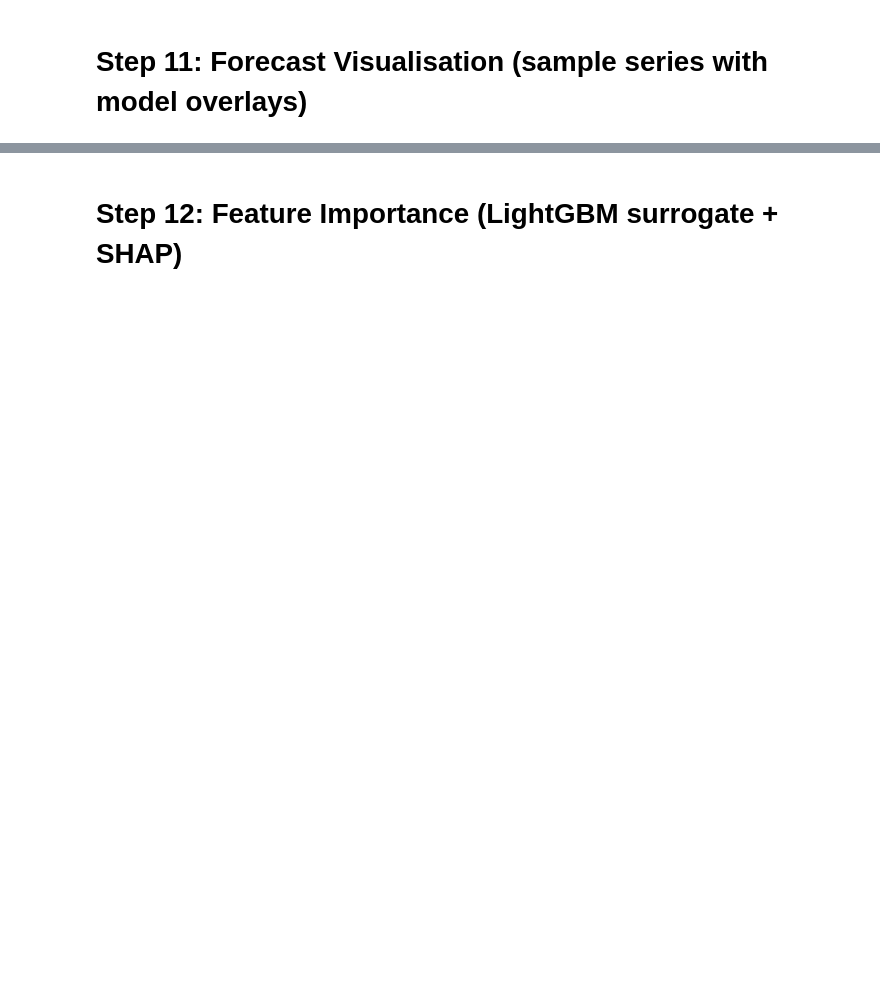
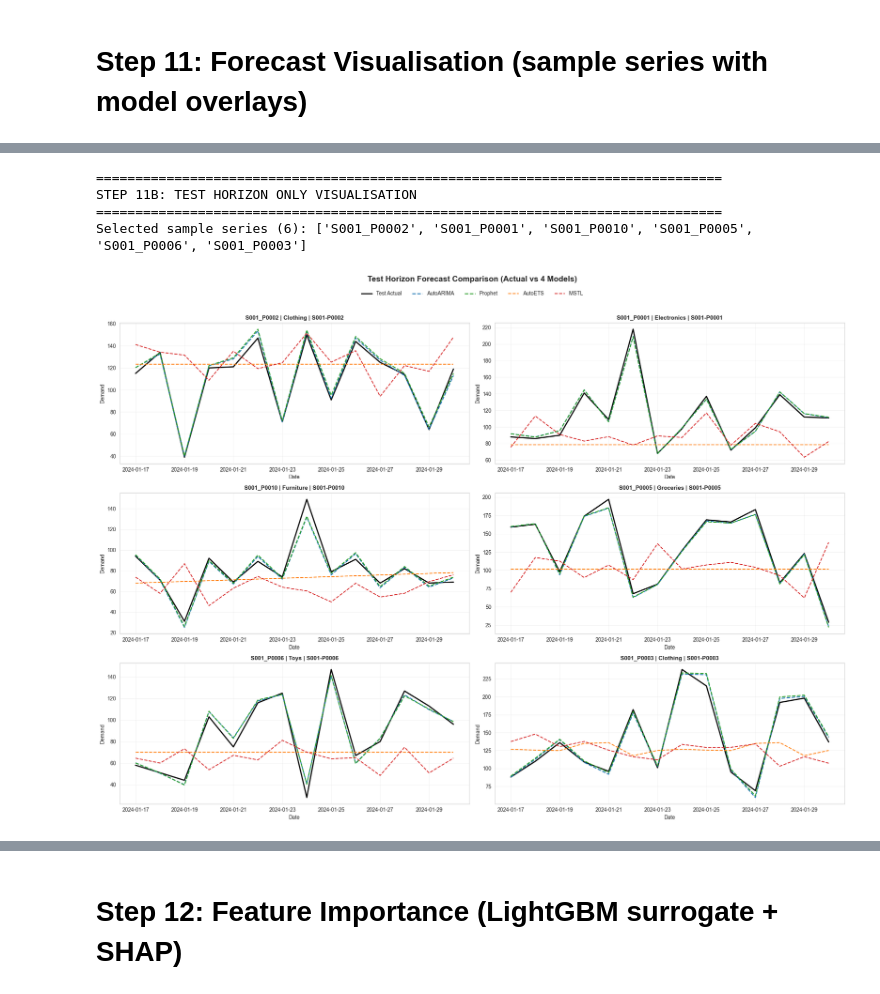
Before and after one commit to nilotpalc/kaggle_demand_forecasting, a Jupyter notebook: solutionfile.ipynb, the cells around one changed output, grey strips where cells are left out. Drawn from its saved outputs; the diff is of its cells as text; code cells hidden in the pictures; blank space fills up the shorter version.

```diff
--- a/solutionfile.ipynb
+++ b/solutionfile.ipynb
@@ -914,0 +948,73 @@ Sample forecast snapshot (first 12 rows):
+# %%
+print("=" * 80)
+print("STEP 11B: TEST HORIZON ONLY VISUALISATION")
+print("=" * 80)
+
+# Build metadata table for consistent series selection
+series_meta = (
+    df[['unique_id', 'Category', 'Store ID', 'Product ID']]
+    .drop_duplicates(subset=['unique_id'])
+    .sort_values(['Category', 'Store ID', 'Product ID'])
+    .reset_index(drop=True)
+)
+
+# Select up to 6 representative series: one per category first, then fill remaining slots
+sample_series_ids = []
+for cat in sorted(series_meta['Category'].unique()):
+    first_uid = series_meta.loc[series_meta['Category'] == cat, 'unique_id'].iloc[0]
+    sample_series_ids.append(first_uid)
+
+if len(sample_series_ids) < 6:
+    remaining = [uid for uid in series_meta['unique_id'].tolist() if uid not in sample_series_ids]
+    sample_series_ids.extend(remaining[: (6 - len(sample_series_ids))])
+
+sample_series_ids = sample_series_ids[:6]
+
+# Test-only frame for cleaner comparison
+plot_test_only = forecast_eval_df[['unique_id', 'ds', 'actual', 'AutoARIMA', 'AutoETS', 'MSTL', 'Prophet']].copy()
+
+print(f"Selected sample series ({len(sample_series_ids)}): {sample_series_ids}")
+
+fig, axes = plt.subplots(3, 2, figsize=(20, 14), sharex=False)
+axes = axes.ravel()
+
+for idx, uid in enumerate(sample_series_ids):
+    ax = axes[idx]
+    test_s = plot_test_only[plot_test_only['unique_id'] == uid].sort_values('ds')
+
+    # Test actuals and model forecasts only
+    ax.plot(test_s['ds'], test_s['actual'], color='black', linewidth=2.2, label='Test Actual')
+    ax.plot(test_s['ds'], test_s['AutoARIMA'], color='tab:blue', linestyle='--', linewidth=1.8, label='AutoARIMA')
+    ax.plot(test_s['ds'], test_s['Prophet'], color='tab:green', linestyle='--', linewidth=1.8, label='Prophet')
+    ax.plot(test_s['ds'], test_s['AutoETS'], color='tab:orange', linestyle='--', linewidth=1.6, label='AutoETS')
+    ax.plot(test_s['ds'], test_s['MSTL'], color='tab:red', linestyle='--', linewidth=1.6, label='MSTL')
+
+    cat = series_meta.loc[series_meta['unique_id'] == uid, 'Category'].iloc[0]
+    store = series_meta.loc[series_meta['unique_id'] == uid, 'Store ID'].iloc[0]
+    prod = series_meta.loc[series_meta['unique_id'] == uid, 'Product ID'].iloc[0]
+    ax.set_title(f"{uid} | {cat} | {store}-{prod}", fontsize=11, fontweight='bold')
+    ax.set_xlabel('Date')
+    ax.set_ylabel('Demand')
+    ax.grid(True, alpha=0.25)
+
+# If fewer than 6 chosen, hide empty axes
+for j in range(len(sample_series_ids), len(axes)):
+    axes[j].axis('off')
+
+# Shared legend
+handles, labels = axes[0].get_legend_handles_labels()
+fig.legend(handles, labels, loc='upper center', ncol=5, frameon=False, bbox_to_anchor=(0.5, 1.02))
+fig.suptitle('Test Horizon Forecast Comparison (Actual vs 4 Models)', fontsize=15, fontweight='bold', y=1.04)
+plt.tight_layout()
+plt.show()
+
+# Optional quick snapshot for selected series
+sample_snapshot_test_only = plot_test_only[plot_test_only['unique_id'].isin(sample_series_ids)].copy()
+print("\nTest-only forecast snapshot (first 12 rows):")
+print(sample_snapshot_test_only.head(12))
+# %% [output]
+================================================================================
+STEP 11B: TEST HORIZON ONLY VISUALISATION
+================================================================================
+Selected sample series (6): ['S001_P0002', 'S001_P0001', 'S001_P0010', 'S001_P0005', 'S001_P0006', 'S001_P0003']
+[figure, added]
```
Also changed, not shown: parts of 12 cells of this notebook.
